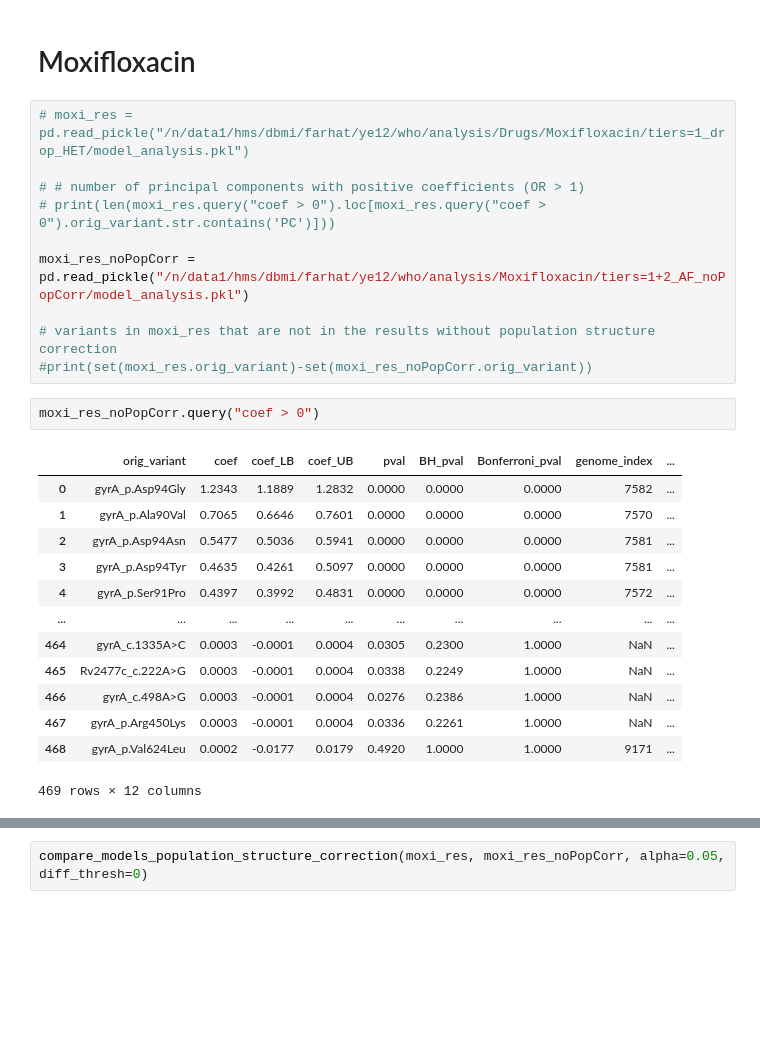
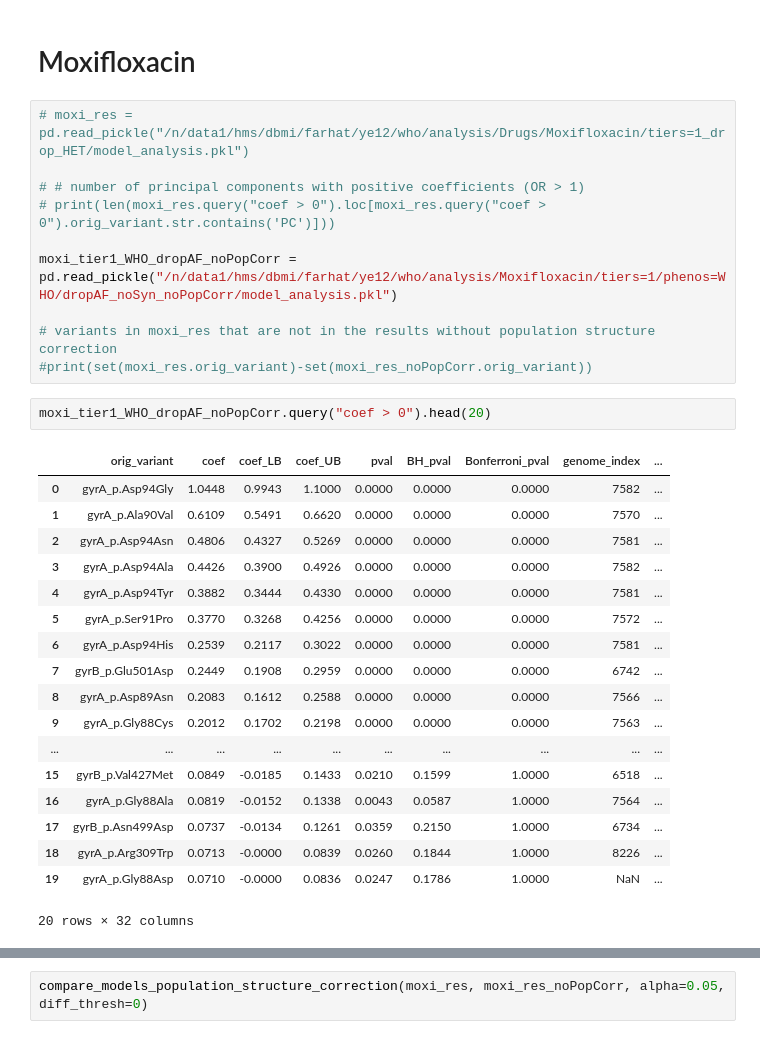
Before and after one commit to farhat-lab/who-analysis, a Jupyter notebook: analysis.ipynb, the cells around one changed output, grey strips where cells are left out. Saved outputs shown, nothing was run; the diff lists cells and outputs as text; blank space fills up the shorter version.

Commit message:
added prelim rif and moxi models

```diff
--- a/analysis.ipynb
+++ b/analysis.ipynb
@@ -125,23 +128,28 @@ p-value: 0.7086
 # # number of principal components with positive coefficients (OR > 1)
 # print(len(moxi_res.query("coef > 0").loc[moxi_res.query("coef > 0").orig_variant.str.contains('PC')]))
 
-moxi_res_noPopCorr = pd.read_pickle("/n/data1/hms/dbmi/farhat/ye12/who/analysis/Moxifloxacin/tiers=1+2_AF_noPopCorr/model_analysis.pkl")
+moxi_tier1_WHO_dropAF_noPopCorr = pd.read_pickle("/n/data1/hms/dbmi/farhat/ye12/who/analysis/Moxifloxacin/tiers=1/phenos=WHO/dropAF_noSyn_noPopCorr/model_analysis.pkl")
 
 # variants in moxi_res that are not in the results without population structure correction
 #print(set(moxi_res.orig_variant)-set(moxi_res_noPopCorr.orig_variant))
 # %%
-moxi_res_noPopCorr.query("coef > 0")
+moxi_tier1_WHO_dropAF_noPopCorr.query("coef > 0").head(20)
 # %% [output]
 |  | orig_variant | coef | coef_LB | coef_UB | pval | BH_pval | Bonferroni_pval | genome_index | ... |
-| 0 | gyrA_p.Asp94Gly | 1.2343 | 1.1889 | 1.2832 | 0.0000 | 0.0000 | 0.0000 | 7582 | ... |
-| 1 | gyrA_p.Ala90Val | 0.7065 | 0.6646 | 0.7601 | 0.0000 | 0.0000 | 0.0000 | 7570 | ... |
-| 2 | gyrA_p.Asp94Asn | 0.5477 | 0.5036 | 0.5941 | 0.0000 | 0.0000 | 0.0000 | 7581 | ... |
-| 3 | gyrA_p.Asp94Tyr | 0.4635 | 0.4261 | 0.5097 | 0.0000 | 0.0000 | 0.0000 | 7581 | ... |
-| 4 | gyrA_p.Ser91Pro | 0.4397 | 0.3992 | 0.4831 | 0.0000 | 0.0000 | 0.0000 | 7572 | ... |
+| 0 | gyrA_p.Asp94Gly | 1.0448 | 0.9943 | 1.1000 | 0.0000 | 0.0000 | 0.0000 | 7582 | ... |
+| 1 | gyrA_p.Ala90Val | 0.6109 | 0.5491 | 0.6620 | 0.0000 | 0.0000 | 0.0000 | 7570 | ... |
+| 2 | gyrA_p.Asp94Asn | 0.4806 | 0.4327 | 0.5269 | 0.0000 | 0.0000 | 0.0000 | 7581 | ... |
+| 3 | gyrA_p.Asp94Ala | 0.4426 | 0.3900 | 0.4926 | 0.0000 | 0.0000 | 0.0000 | 7582 | ... |
+| 4 | gyrA_p.Asp94Tyr | 0.3882 | 0.3444 | 0.4330 | 0.0000 | 0.0000 | 0.0000 | 7581 | ... |
+| 5 | gyrA_p.Ser91Pro | 0.3770 | 0.3268 | 0.4256 | 0.0000 | 0.0000 | 0.0000 | 7572 | ... |
+| 6 | gyrA_p.Asp94His | 0.2539 | 0.2117 | 0.3022 | 0.0000 | 0.0000 | 0.0000 | 7581 | ... |
+| 7 | gyrB_p.Glu501Asp | 0.2449 | 0.1908 | 0.2959 | 0.0000 | 0.0000 | 0.0000 | 6742 | ... |
+| 8 | gyrA_p.Asp89Asn | 0.2083 | 0.1612 | 0.2588 | 0.0000 | 0.0000 | 0.0000 | 7566 | ... |
+| 9 | gyrA_p.Gly88Cys | 0.2012 | 0.1702 | 0.2198 | 0.0000 | 0.0000 | 0.0000 | 7563 | ... |
 | ... | ... | ... | ... | ... | ... | ... | ... | ... | ... |
-| 464 | gyrA_c.1335A>C | 0.0003 | -0.0001 | 0.0004 | 0.0305 | 0.2300 | 1.0000 | NaN | ... |
-| 465 | Rv2477c_c.222A>G | 0.0003 | -0.0001 | 0.0004 | 0.0338 | 0.2249 | 1.0000 | NaN | ... |
-| 466 | gyrA_c.498A>G | 0.0003 | -0.0001 | 0.0004 | 0.0276 | 0.2386 | 1.0000 | NaN | ... |
-| 467 | gyrA_p.Arg450Lys | 0.0003 | -0.0001 | 0.0004 | 0.0336 | 0.2261 | 1.0000 | NaN | ... |
-| 468 | gyrA_p.Val624Leu | 0.0002 | -0.0177 | 0.0179 | 0.4920 | 1.0000 | 1.0000 | 9171 | ... |
+| 15 | gyrB_p.Val427Met | 0.0849 | -0.0185 | 0.1433 | 0.0210 | 0.1599 | 1.0000 | 6518 | ... |
+| 16 | gyrA_p.Gly88Ala | 0.0819 | -0.0152 | 0.1338 | 0.0043 | 0.0587 | 1.0000 | 7564 | ... |
+| 17 | gyrB_p.Asn499Asp | 0.0737 | -0.0134 | 0.1261 | 0.0359 | 0.2150 | 1.0000 | 6734 | ... |
+| 18 | gyrA_p.Arg309Trp | 0.0713 | -0.0000 | 0.0839 | 0.0260 | 0.1844 | 1.0000 | 8226 | ... |
+| 19 | gyrA_p.Gly88Asp | 0.0710 | -0.0000 | 0.0836 | 0.0247 | 0.1786 | 1.0000 | NaN | ... |
-469 rows × 12 columns
+20 rows × 32 columns
```
Also changed, not shown: parts of 3 cells of this notebook, 3 other files.
